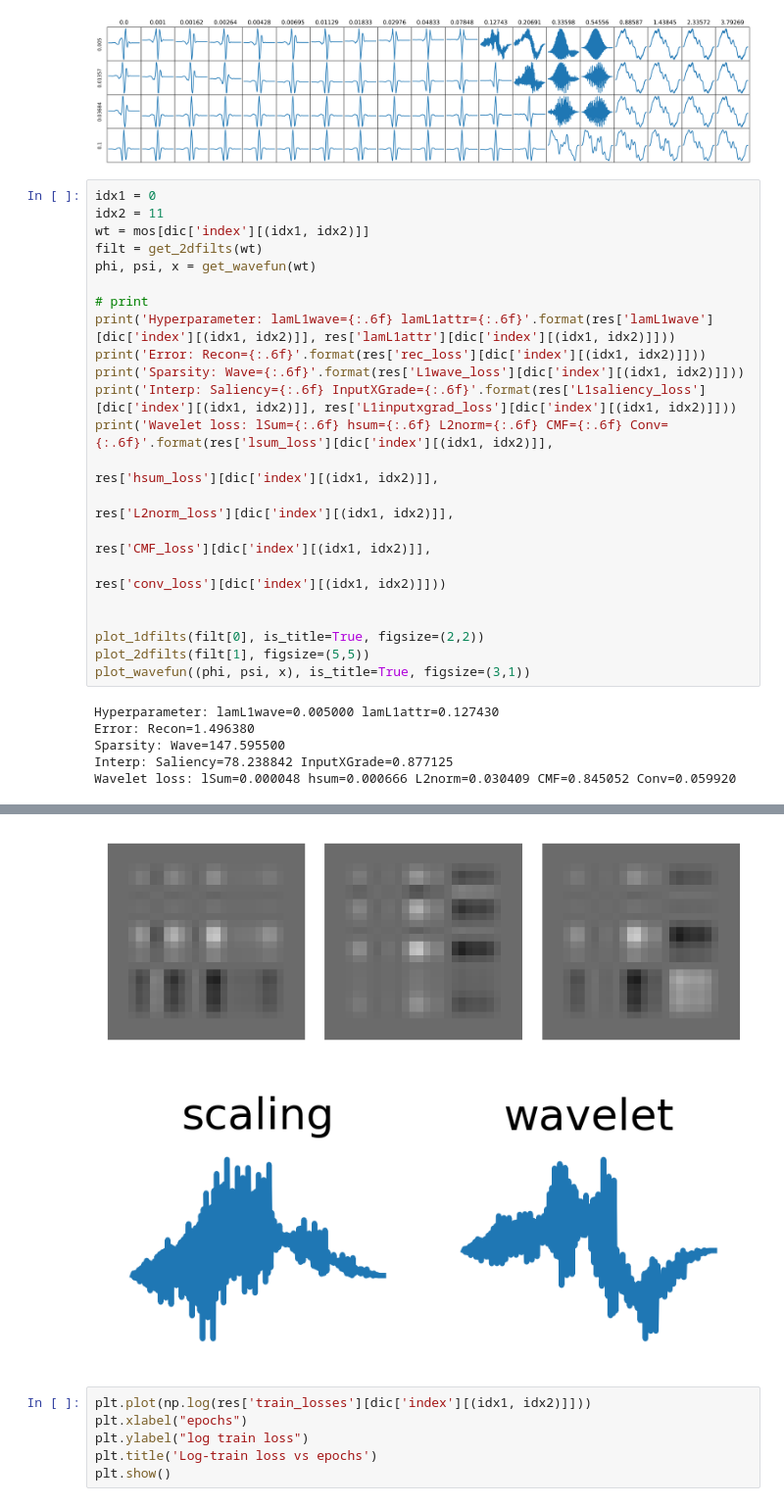
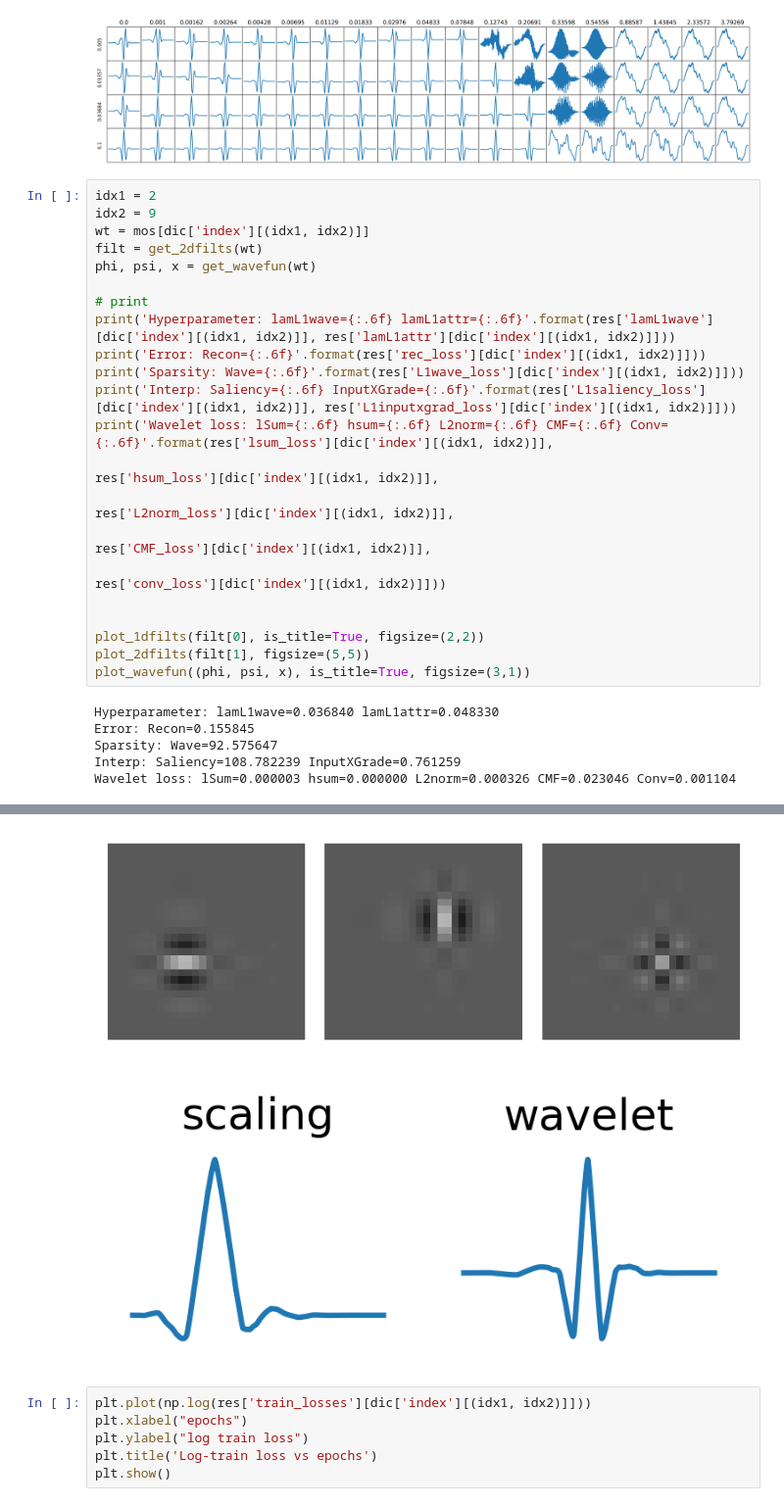
Before and after one commit to Yu-Group/adaptive-wavelets, a Jupyter notebook: notebooks/cosmology/01_results.ipynb, the cells around one changed output, grey strips where cells are left out. Shown at 98% size. Drawn from its saved outputs; the diff is of its cells as text.

```diff
--- a/notebooks/cosmology/01_results.ipynb
+++ b/notebooks/cosmology/01_results.ipynb
@@ -132,8 +132,8 @@ plt.show()
 # %% [output]
 [figure]
 # %%
-idx1 = 0
-idx2 = 11
+idx1 = 2
+idx2 = 9
 wt = mos[dic['index'][(idx1, idx2)]]
 filt = get_2dfilts(wt)
 phi, psi, x = get_wavefun(wt)
@@ -154,8 +154,8 @@ plot_1dfilts(filt[0], is_title=True, figsize=(2,2))
 plot_2dfilts(filt[1], figsize=(5,5))
 plot_wavefun((phi, psi, x), is_title=True, figsize=(3,1))
 # %% [output]
-Hyperparameter: lamL1wave=0.005000 lamL1attr=0.127430
-Error: Recon=1.496380
-Sparsity: Wave=147.595500
-Interp: Saliency=78.238842 InputXGrade=0.877125
-Wavelet loss: lSum=0.000048 hsum=0.000666 L2norm=0.030409 CMF=0.845052 Conv=0.059920
+Hyperparameter: lamL1wave=0.036840 lamL1attr=0.048330
+Error: Recon=0.155845
+Sparsity: Wave=92.575647
+Interp: Saliency=108.782239 InputXGrade=0.761259
+Wavelet loss: lSum=0.000003 hsum=0.000000 L2norm=0.000326 CMF=0.023046 Conv=0.001104
@@ -163,5 +163,5 @@ Wavelet loss: lSum=0.000048 hsum=0.000666 L2norm=0.030409 CMF=0.845052 Conv=0.05
-[figure, old version]
+[figure, new version]
-[figure, old version]
+[figure, new version]
 # %%
 plt.plot(np.log(res['train_losses'][dic['index'][(idx1, idx2)]]))
 plt.xlabel("epochs")
```
Also changed, not shown: parts of 1 cell of this notebook, 23 other files.
